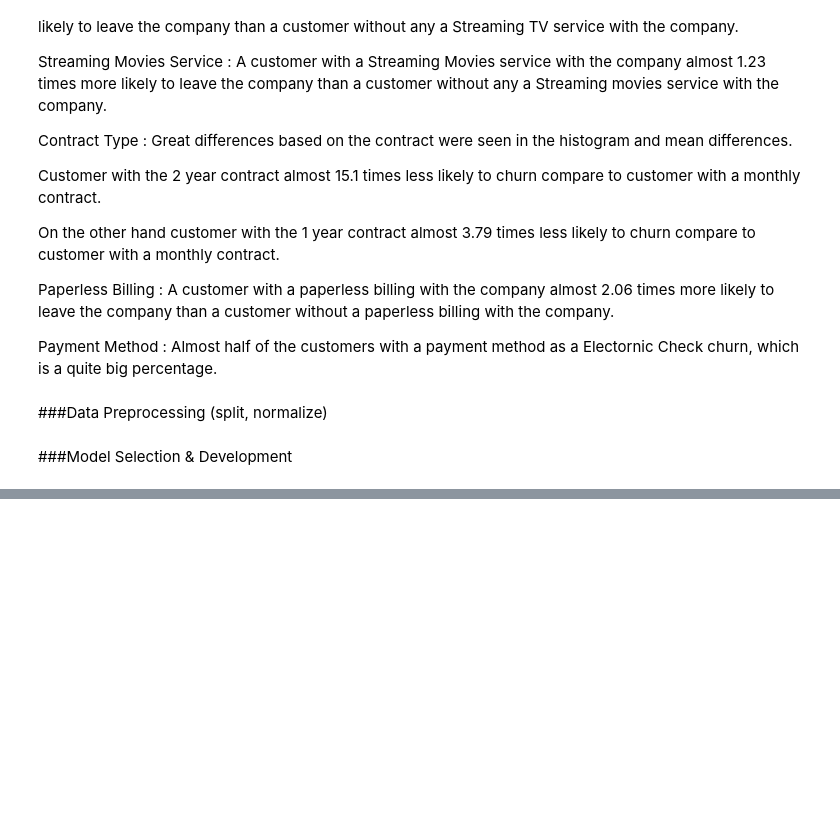
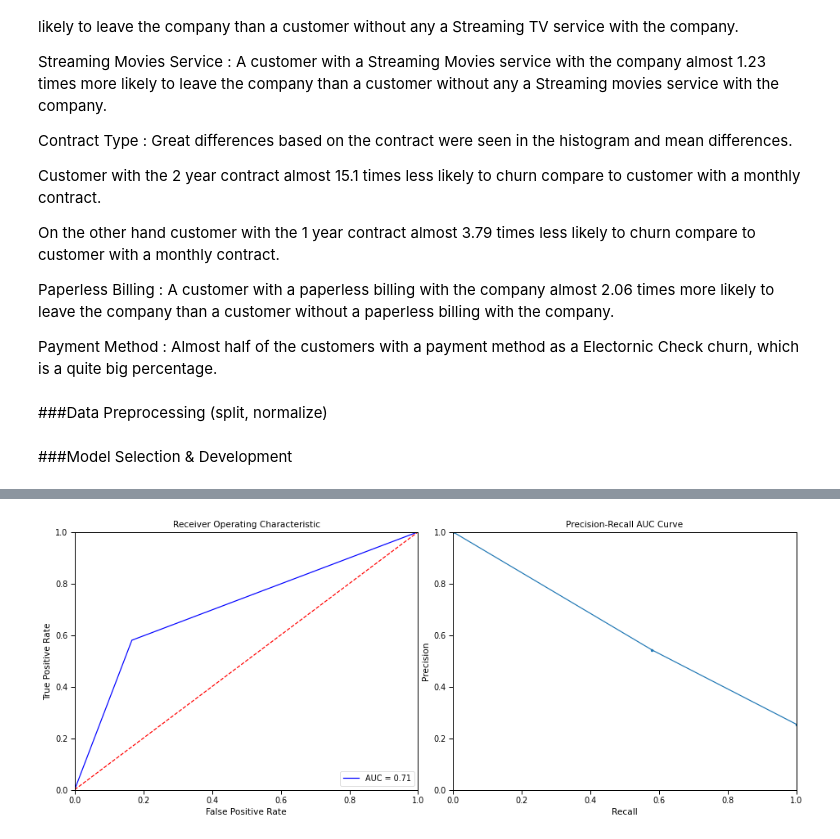
Before and after one commit to ShawnLiu119/Telco-Customer-Churn-Prediction, a Jupyter notebook: churn_pred.ipynb, the cells around one changed output, grey strips where cells are left out. Cells and saved outputs as stored; diff of their text form; code cells hidden in the pictures; blank space fills up the shorter version.

```diff
--- a/churn_pred.ipynb
+++ b/churn_pred.ipynb
@@ -368,0 +603,7 @@ from sklearn.ensemble import RandomForestClassifier, GradientBoostingClassifier
+# %%
+##using SMOTE to recross validation
+
+from imblearn.over_sampling import SMOTE
+
+sm = SMOTE(random_state=100)
+x_train_smote, y_train_smote = sm.fit_resample(x_train, y_train)
@@ -379,0 +890,4 @@ print("Decision Tree accuracy is :",accuracy_dt)
+# %%
+plot_curve(y_test, pred_cb1)
+# %% [output]
+[figure, added]
```
Also changed, not shown: parts of 57 cells of this notebook.
